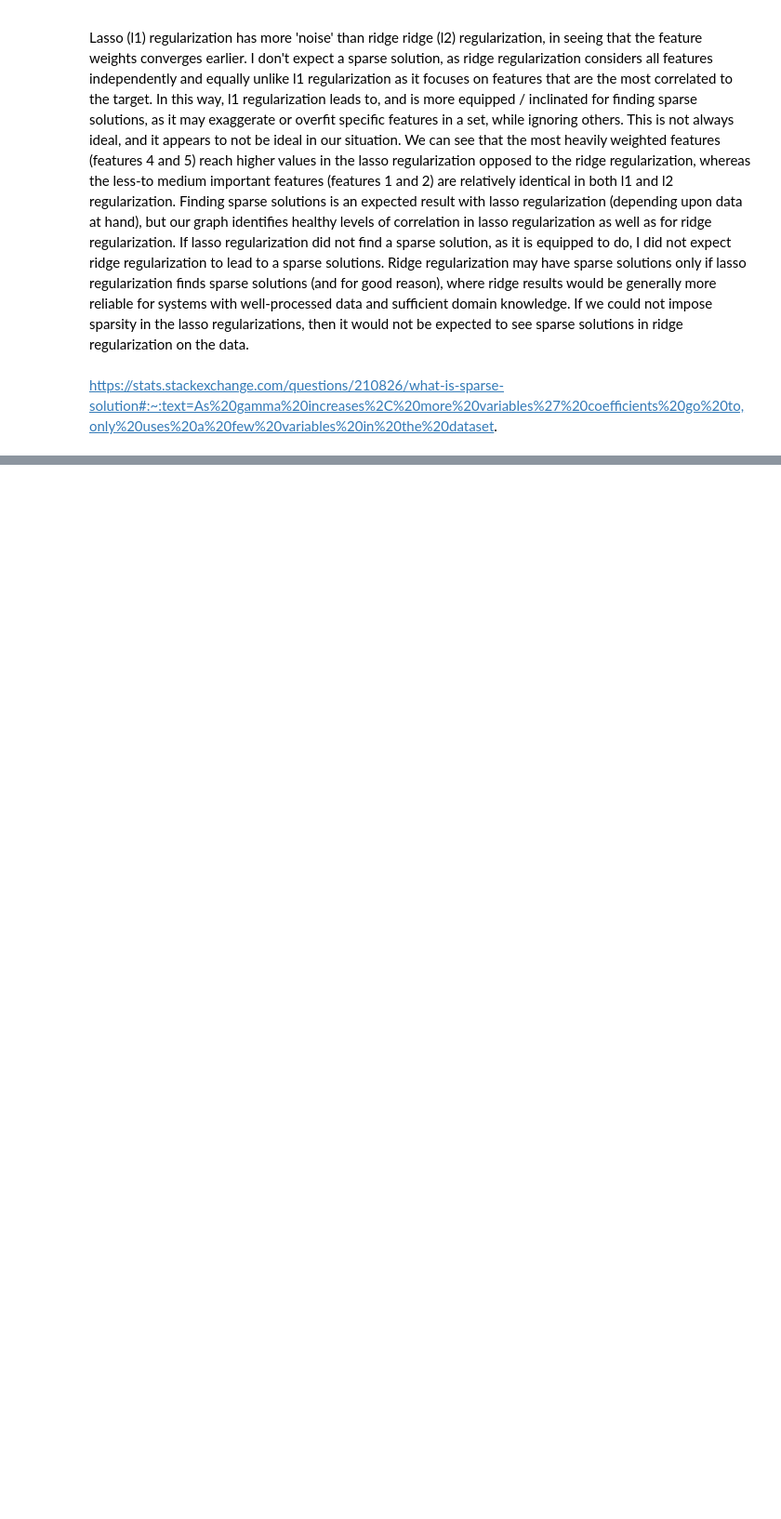
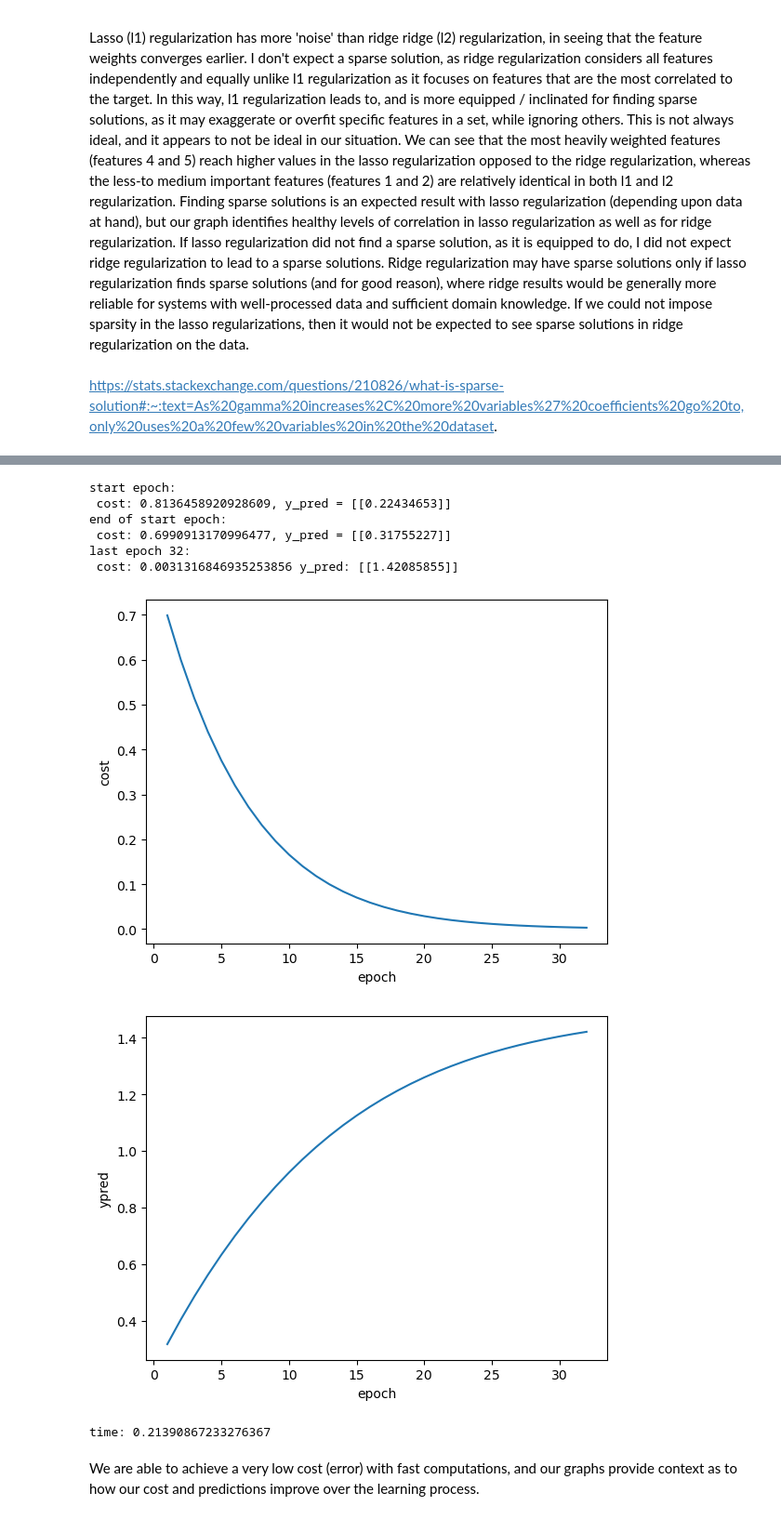
Before and after one commit to matthewpkearney/cs559_hw4, a Jupyter notebook: MattKearney_HW4.ipynb, the cells around one changed output, grey strips where cells are left out. Shown at 93% size. Saved outputs shown, nothing was run; the diff lists cells and outputs as text; code cells hidden in the pictures; blank space fills up the shorter version.

```diff
--- a/HW4_MattKearney.ipynb
+++ b/MattKearney_HW4.ipynb
@@ -252,7 +245,12 @@ delta2= [[-1.25011104]]
 # %%
 eta = 0.1
+
+delta2 = yhat - y
+print(f'delta2= {delta2}')
+
 dE_dW2 = delta2*z1
 print(f'delta_w2: {dE_dW2}')
-w2 = w2 - eta*z1
-print(f'new w2 = {w2}')
+
+new_w2 = w2 - eta*dE_dW2
+print(f'new w2 = {new_w2}')
 # %% [output]
@@ -261,16 +262,15 @@ new w2 = [-0.00643905  0.26282744]
 # %%
-#b.
-
 def sigmoid_prime(x):
     return x*(1-x)
 
 dz1 = sigmoid_prime(z1)
-delta1 = delta2*w2*dz1
-dE_dW1 = delta1.T*x.T #2x1 x 1x4 -> 2x4
-w1 = w1 - eta*dE_dW1
+delta1 = (delta2*w2)*dz1 #                  ""
+dE_dW1 = delta1.T*x #2x1 x 1x4 -> 2x4 # getting different values than professor
+new_w1 = w1 - eta*dE_dW1
 
 print(f'dz1: \n {dz1}')
-print(f'dw1: \n {delta1}')
-print(f'new w1: \n {w1}')
+print(f'delta1: \n {delta1}')
+print(f'dE_dW1: \n {dE_dW1}')
+print(f'new w1: \n {new_w1}') #remember to change actual w1 upon multiple iterations
 # %% [output]
 dz1:
@@ -283,8 +286,8 @@ new w1:
 # %%
-print(w1,x)
 a1 = np.dot(x.T,w1.T)
 z1 = sigmoid(a1)
 print(f'z1: \n {z1}')
-yhat= np.dot(w2.T,z1)
+w2=new_w2  #remember to update w2 <<
+yhat= np.dot(new_w2,z1)   #predict (using updated w2)
 print(f'yhat: \n {yhat}')
 # %% [output]
@@ -462,0 +388,25 @@ last epoch 128:
+# %%
+import time
+x = np.array([0.7 , 0.1 , 0.3 , 0.5]).reshape(1, 4)  # X ~ 1 col x 4 rows
+y = np.array([1.5]).reshape(-1,1) # target
+w1 = np.array([[0.16, 0.16] ,[0.02, 0.25],[0.63, 0.22] ,[0.36, 0.29]])
+w2 = np.array([0.05 , 0.33])
+
+eta = 0.1
+epoch = 32  # it may be wise to choose 2^(6+) to see how the learning and predictions converge
+start = time.time()
+w1, w2 = fBNN(x, y, w1, w2, eta, epoch)
+end = time.time()
+print(f"time: {end-start}")
+# %% [output]
+start epoch:
+ cost: 0.8136458920928609, y_pred = [[0.22434653]]
+end of start epoch:
+ cost: 0.6990913170996477, y_pred = [[0.31755227]]
+last epoch 32:
+ cost: 0.0031316846935253856 y_pred: [[1.42085855]]
+[figure, added]
+[figure, added]
+time: 0.21390867233276367
+# %% [markdown]
+We are able to achieve a very low cost (error) with fast computations, and our graphs provide context as to how our cost and predictions improve over the learning process.
```
Also changed, not shown: parts of 19 cells of this notebook.
